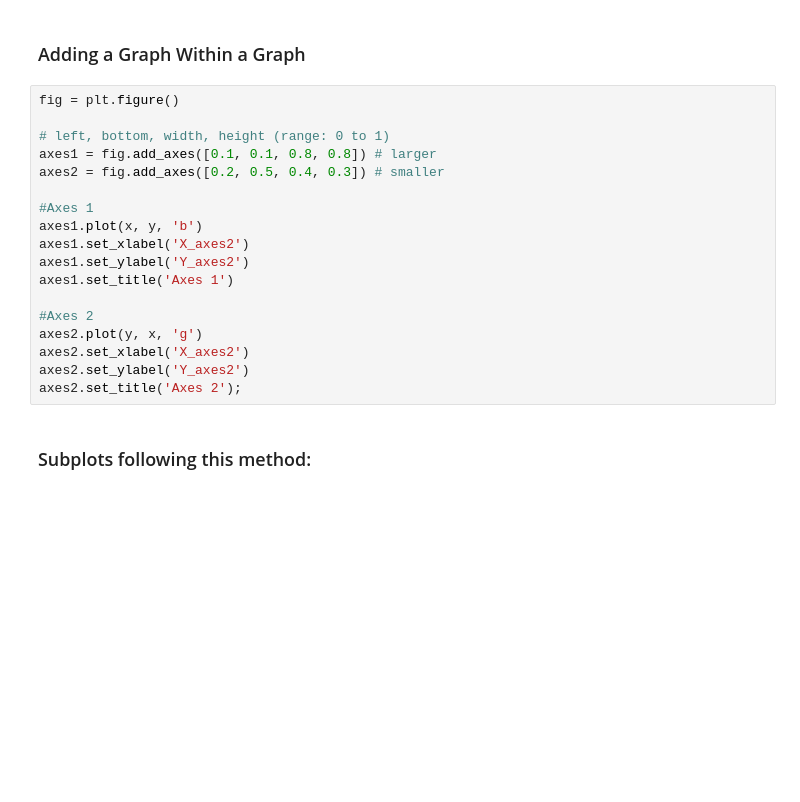
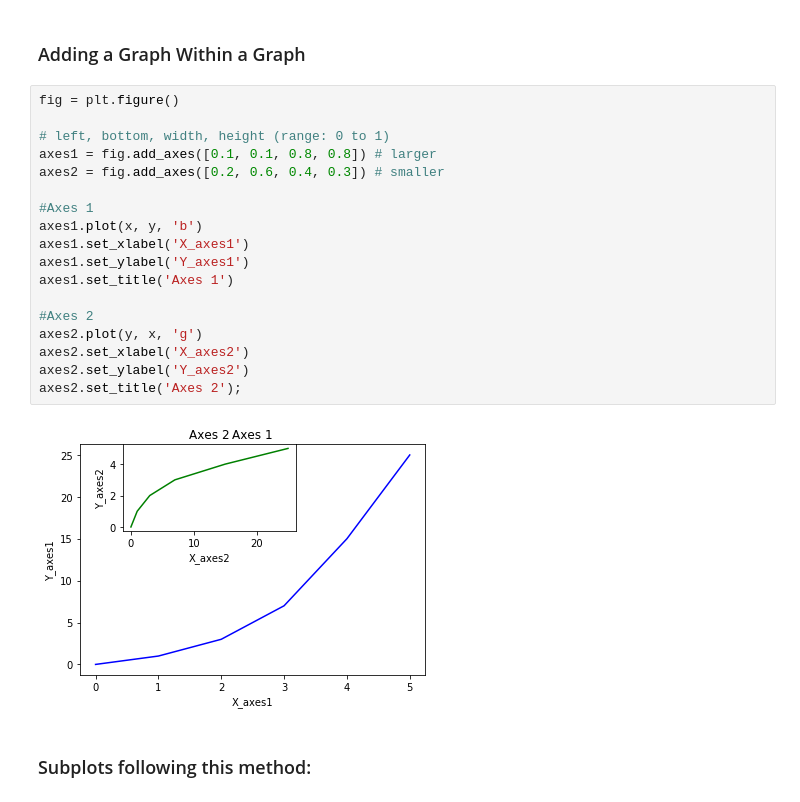
Before and after one commit to ZubairQazi/acm-ucr-Python-FocusGroup, a Jupyter notebook: JupyterNotebooks/Matplotlib/Matplotlib-Examples.ipynb, the cells around one changed output. Drawn from its saved outputs; the diff is of its cells as text; blank space fills up the shorter version.

```diff
--- a/JupyterNotebooks/Matplotlib/Matplotlib-Examples.ipynb
+++ b/JupyterNotebooks/Matplotlib/Matplotlib-Examples.ipynb
@@ -59,21 +81,23 @@ Object-oriented is somewhat more complicated, but it allows for much more custom
 # %%
 fig = plt.figure()
 
 # left, bottom, width, height (range: 0 to 1)
 axes1 = fig.add_axes([0.1, 0.1, 0.8, 0.8]) # larger
-axes2 = fig.add_axes([0.2, 0.5, 0.4, 0.3]) # smaller
+axes2 = fig.add_axes([0.2, 0.6, 0.4, 0.3]) # smaller
 
 #Axes 1
 axes1.plot(x, y, 'b')
-axes1.set_xlabel('X_axes2')
-axes1.set_ylabel('Y_axes2')
+axes1.set_xlabel('X_axes1')
+axes1.set_ylabel('Y_axes1')
 axes1.set_title('Axes 1')
 
 #Axes 2
 axes2.plot(y, x, 'g')
 axes2.set_xlabel('X_axes2')
 axes2.set_ylabel('Y_axes2')
 axes2.set_title('Axes 2');
+# %% [output]
+[figure, added]
 # %% [markdown]
 ### Subplots following this method:
 # %%
```
Also changed, not shown: parts of 14 cells of this notebook, 1 other file.
